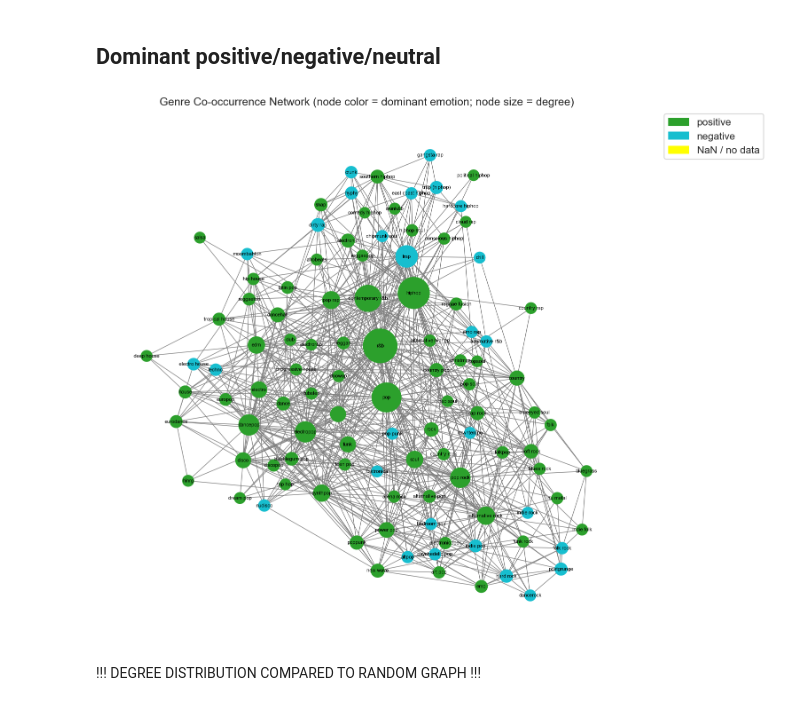
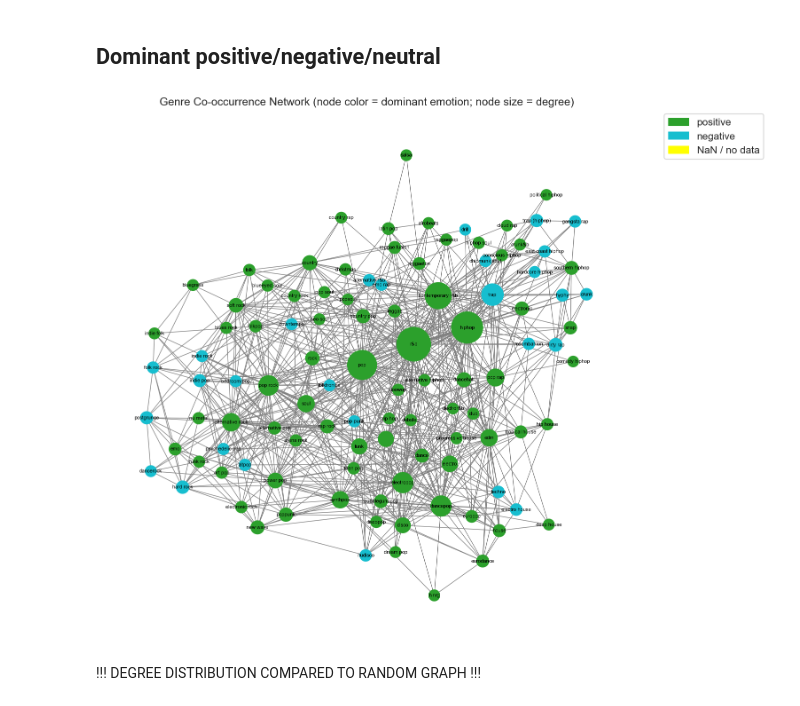
Before and after one commit to wkandersen/02807-computational-data-science, a Jupyter notebook: Project_main.ipynb, the cells around one changed output. Saved outputs shown, nothing was run; the diff lists cells and outputs as text; code cells hidden in the pictures.

```diff
--- a/Project_main.ipynb
+++ b/Project_main.ipynb
@@ -281,35 +281,35 @@ for genres in df_genres['genre']:
 
 G_ps.remove_edges_from(nx.selfloop_edges(G_ps))
 
 # Map emotions to colors
 emotion_color_map = {
     'positive':     '#2ca02c',
     'negative':     '#17becf'
 }
 
 # Get node colors based on dominant emotion
 node_colors = []
 for node in G_ps.nodes():
     dom = df_emotions_by_genre.loc[df_emotions_by_genre['genre'] == node, 'sentiment']
     node_colors.append(emotion_color_map.get(dom.iloc[0], 'yellow') if not dom.empty and pd.notna(dom.iloc[0]) else 'yellow')
 
 # Compute scaled node sizes from weighted degree
 deg_vals = np.array([d for _, d in G_ps.degree(weight='weight')])
 node_sizes = (300 + (deg_vals - deg_vals.min()) / (deg_vals.max() - deg_vals.min() + 1e-10) * 2700).tolist()
 
 # Draw the graph
 plt.figure(figsize=(12, 12))
-pos = nx.forceatlas2_layout(G_ps, max_iter=1000, seed=42)
+pos = nx.forceatlas2_layout(G_ps, max_iter=2000, seed=42)
 nx.draw(G_ps, pos, with_labels=True, node_size=node_sizes, node_color=node_colors,
         font_size=8, edge_color="gray")
 
 patches = [mpatches.Patch(color=c, label=e) for e, c in emotion_color_map.items()]
 patches.append(mpatches.Patch(color='yellow', label='NaN / no data'))
 plt.legend(handles=patches, bbox_to_anchor=(1.05, 1), loc='upper left')
 plt.title("Genre Co-occurrence Network (node color = dominant emotion; node size = degree)")
 plt.show()
 # %% [output]
-[figure, old version]
+[figure, new version]
 # %% [markdown]
 !!! DEGREE DISTRIBUTION COMPARED TO RANDOM GRAPH !!!
 # %%
```
Also changed, not shown: parts of 7 cells of this notebook.
